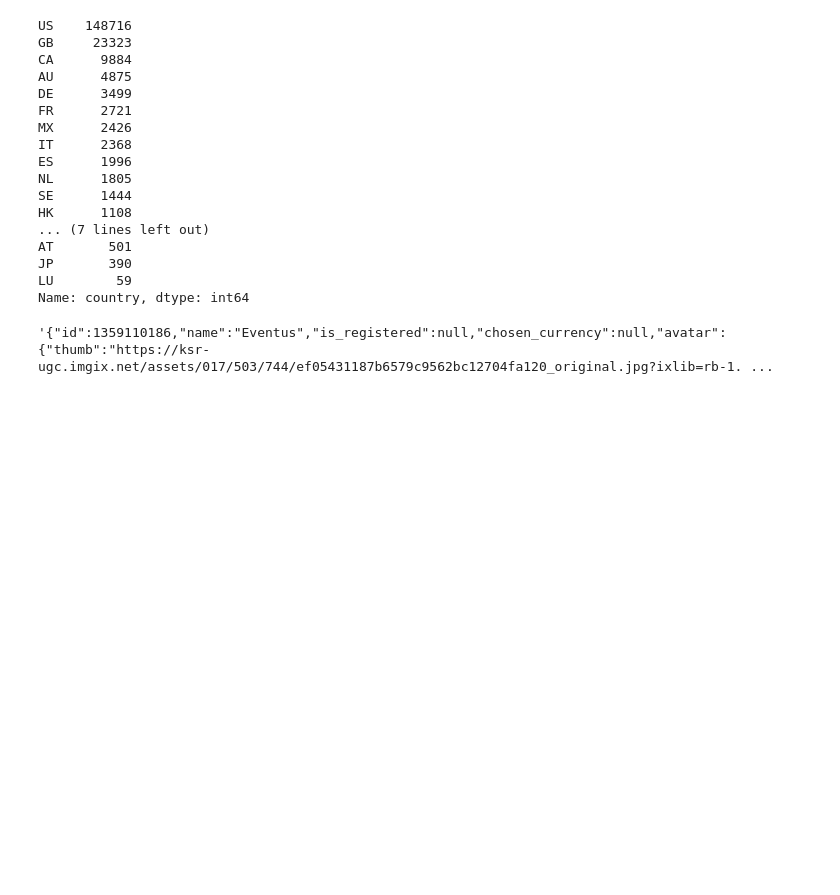
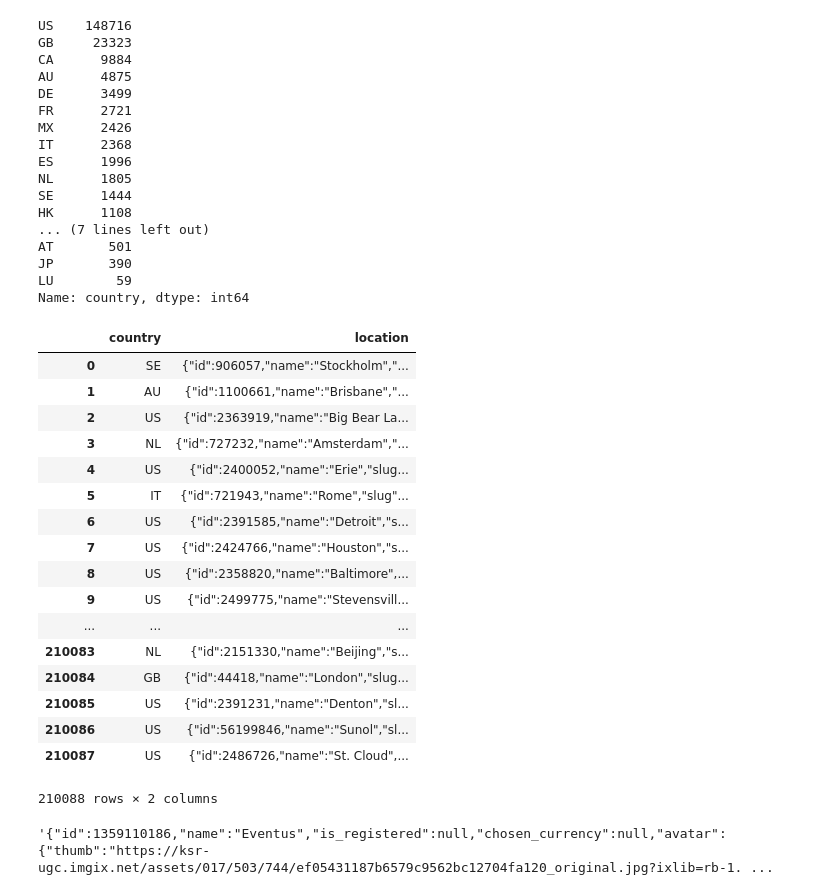
Before and after one commit to faymarie/crowdfunding-analysis, a Jupyter notebook: crowdfunding-analysis.ipynb, the cells around one changed output. Cells and saved outputs as stored; diff of their text form; code cells hidden in the pictures; blank space fills up the shorter version.

```diff
--- a/crowdfunding-analysis.ipynb
+++ b/crowdfunding-analysis.ipynb
@@ -163,6 +163,27 @@ AT       501
 JP       390
 LU        59
 Name: country, dtype: int64
+# %%
+kickstarter[['country', 'location']]
+# %% [output]
+|  | country | location |
+| 0 | SE | {"id":906057,"name":"Stockholm","... |
+| 1 | AU | {"id":1100661,"name":"Brisbane","... |
+| 2 | US | {"id":2363919,"name":"Big Bear La... |
+| 3 | NL | {"id":727232,"name":"Amsterdam","... |
+| 4 | US | {"id":2400052,"name":"Erie","slug... |
+| 5 | IT | {"id":721943,"name":"Rome","slug"... |
+| 6 | US | {"id":2391585,"name":"Detroit","s... |
+| 7 | US | {"id":2424766,"name":"Houston","s... |
+| 8 | US | {"id":2358820,"name":"Baltimore",... |
+| 9 | US | {"id":2499775,"name":"Stevensvill... |
+| ... | ... | ... |
+| 210083 | NL | {"id":2151330,"name":"Beijing","s... |
+| 210084 | GB | {"id":44418,"name":"London","slug... |
+| 210085 | US | {"id":2391231,"name":"Denton","sl... |
+| 210086 | US | {"id":56199846,"name":"Sunol","sl... |
+| 210087 | US | {"id":2486726,"name":"St. Cloud",... |
+210088 rows × 2 columns
 # %%
 # assess creator values
 kickstarter[kickstarter.index == 100156]['creator'][100156]
```
Also changed, not shown: parts of 8 cells of this notebook.
